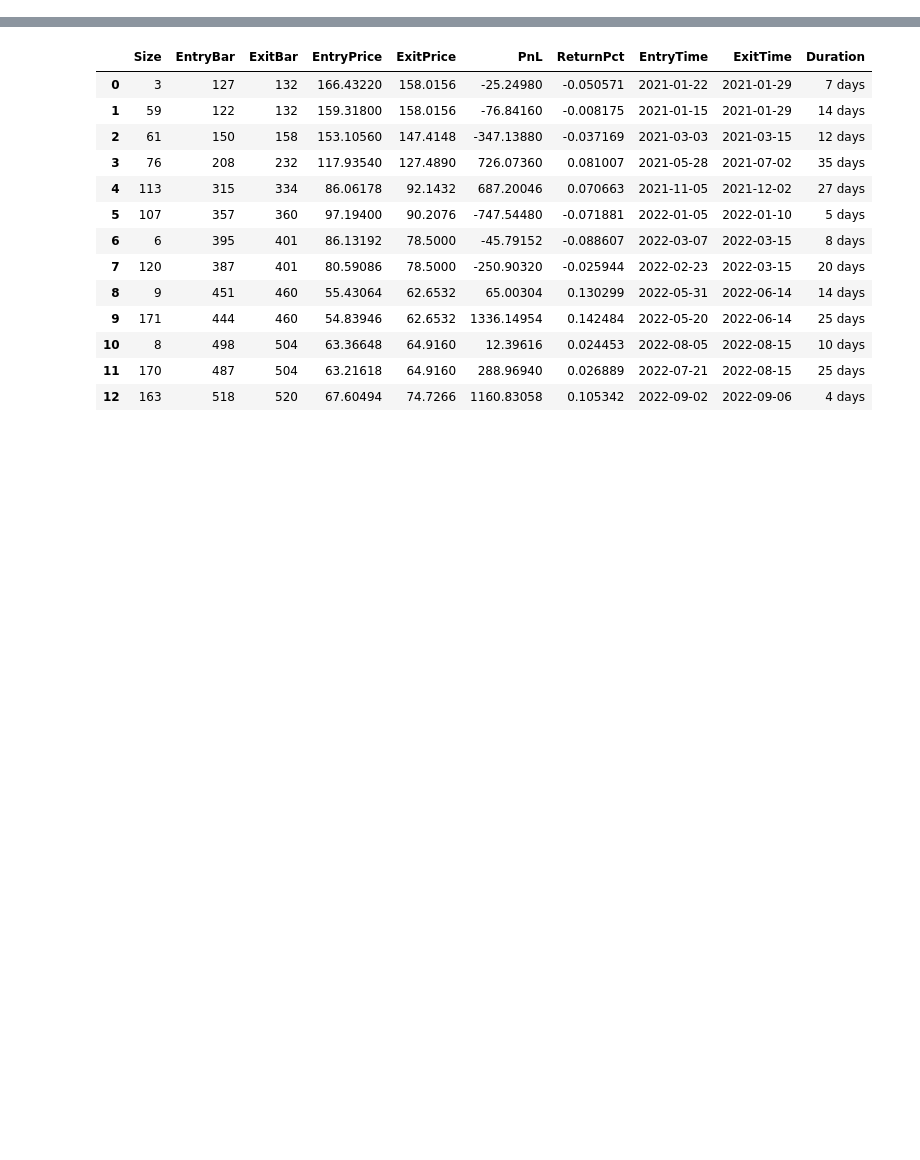
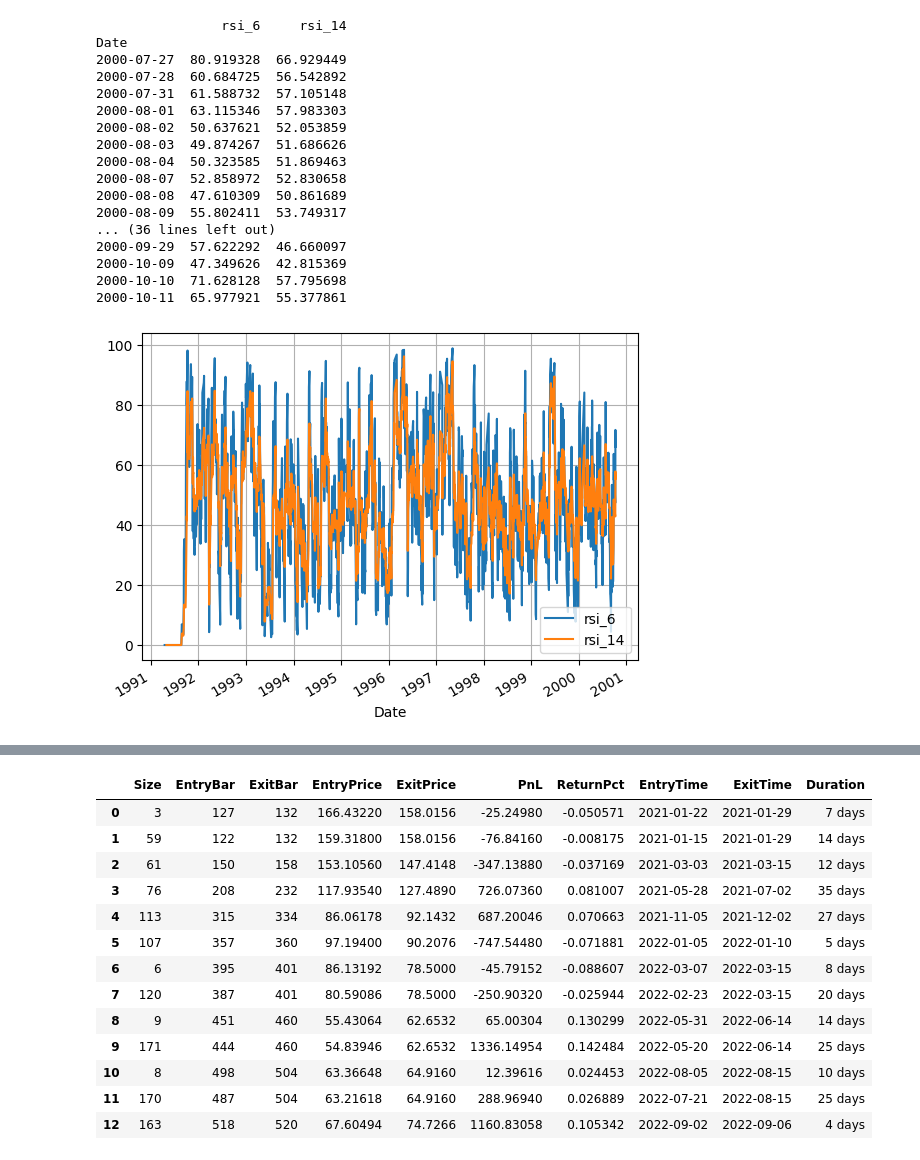
Before and after one commit to bizeasy17/investtrack, a Jupyter notebook: diggings/backtesting.ipynb, the cells around one changed output, grey strips where cells are left out. Cells and saved outputs as stored; diff of their text form; code cells hidden in the pictures; blank space fills up the shorter version.

```diff
--- a/diggings/backtesting.ipynb
+++ b/diggings/backtesting.ipynb
@@ -61,0 +41,31 @@ output = bt.run(c=10,d=60,steps={'a':'cross', 'b':'above200'})
+# %%
+# import pandas as pd
+import matplotlib.pyplot as plot
+import talib
+
+df_rsi = pd.DataFrame()
+df_rsi['rsi_6'] = talib.RSI(stock_hist['Close'], timeperiod=6)
+df_rsi['rsi_14'] = talib.RSI(stock_hist['Close'], timeperiod=14)
+
+df_rsi[['rsi_6','rsi_14']].plot(grid=True)
+print(df_rsi.tail(50))
+plot.show()
+# %% [output]
+                rsi_6     rsi_14
+Date
+2000-07-27  80.919328  66.929449
+2000-07-28  60.684725  56.542892
+2000-07-31  61.588732  57.105148
+2000-08-01  63.115346  57.983303
+2000-08-02  50.637621  52.053859
+2000-08-03  49.874267  51.686626
+2000-08-04  50.323585  51.869463
+2000-08-07  52.858972  52.830658
+2000-08-08  47.610309  50.861689
+2000-08-09  55.802411  53.749317
+... (36 lines left out)
+2000-09-29  57.622292  46.660097
+2000-10-09  47.349626  42.815369
+2000-10-10  71.628128  57.795698
+2000-10-11  65.977921  55.377861
+[figure, added]
```
Also changed, not shown: parts of 8 cells of this notebook.
